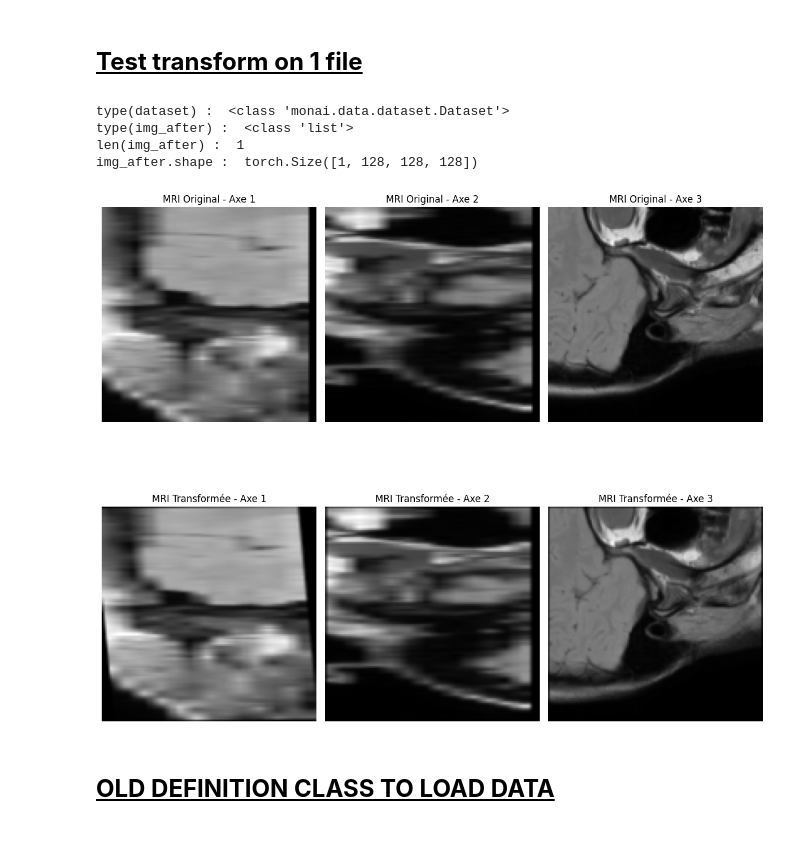
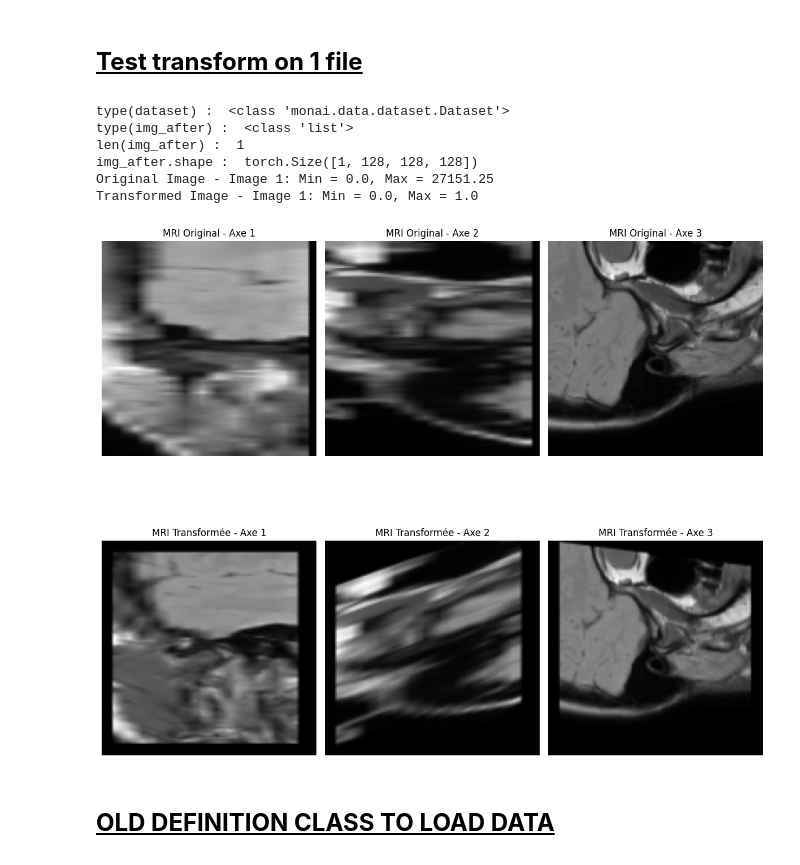
Before and after one commit to GaelleLeroux/MRI_to_CBCT, a Jupyter notebook: mri_to_cbct/loader.ipynb, the cells around one changed output. Drawn from its saved outputs; the diff is of its cells as text; code cells hidden in the pictures.

```diff
--- a/mri_to_cbct/loader.ipynb
+++ b/mri_to_cbct/loader.ipynb
@@ -99,6 +100,8 @@ df_train_cbct :      index                  img_fn group  ignore_size_info  labe
 </h1>
 # %%
 import matplotlib.pyplot as plt
+%matplotlib inline
+
 
 img_path = "/home/luciacev/Documents/Gaelle/Data/MultimodelReg/MRI_to_CBCT/training_MRI/train/M023_OR.nii"
 df = [{"img_mri": img_path, "img_cbct": img_path}]
@@ -166,13 +169,17 @@ transform_test = Compose(
     EnsureChannelFirstd(keys=['img']),
 
     EnsureTyped(keys=['img']),
-    RandZoomd(keys=['img'], min_zoom=0.5, max_zoom=1.2, mode=['area'], prob=0.8, padding_mode='constant'),
 
-    RandRotated(keys=['img'], range_x=np.pi/8, mode=['bilinear'], prob=1.0),
+    RandZoomd(keys=['img'], min_zoom=0.8, max_zoom=1.2, mode=['area'], prob=0.8, padding_mode='constant'),
+    Resized(keys=['img'], spatial_size=(128, 128, 128)),
 
-    # RandAffined(keys=['img'], prob=0.8, shear_range=(0.3, 0.3), mode=['bilinear'], padding_mode='zeros'),
+    # RandRotated(keys=['img'], range_x=np.pi/16, mode=['bilinear'], prob=1.0),
+    RandAffined(keys=['img'], prob=1, shear_range=(0.5, 0.5), mode=['bilinear'], padding_mode='zeros'),
+    ScaleIntensityRangePercentilesd(keys=['img'], lower=0.0, upper=100.0, b_min=0.0, b_max=1.0),
 
-    Resized(keys=['img'], spatial_size=(128, 128, 128)),  # Redimensionne les images
+
+
+     # Redimensionne les images
 
     ToTensord(keys=['img']),
     ]
@@ -214,6 +221,16 @@ img_ori = [data["img"] for data in dataset_just_tensor]
 print("type(img_after) : ",type(img_after))
 print("len(img_after) : ",len(img_after))
 print("img_after.shape : ",img_after[0].shape)
+
+def print_min_max(images, description):
+    for idx, img in enumerate(images):
+        min_val = img.min()
+        max_val = img.max()
+        print(f"{description} - Image {idx + 1}: Min = {min_val}, Max = {max_val}")
+
+# Afficher les valeurs min et max pour les images originales et transformées
+print_min_max(img_ori, "Original Image")
+print_min_max(img_after, "Transformed Image")
 
 fig, axs = plt.subplots(2, 3, figsize=(12, 12))
 img1_o = img_ori[0][0, 60, :, :]
@@ -243,34 +260,36 @@ axs[1,0].set_title("MRI Transformée - Axe 1")
 axs[1,0].axis("off")
 
 # Top-right image
 axs[1,1].imshow(img2, cmap="gray")
 axs[1,1].set_title("MRI Transformée - Axe 2")
 axs[1,1].axis("off")
 
 # Bottom-left image
 axs[1,2].imshow(img3, cmap="gray")
 axs[1,2].set_title("MRI Transformée - Axe 3")
 axs[1,2].axis("off")
 
 # Adjust layout for better spacing
 plt.tight_layout()
 plt.show()
 
 # POUR AFFICHER AVEC UNE BOUCLE
 # for i in range(len(img_after)):
 #     plt.figure("image", (12, 6))
 #     plt.title("MRI Transformée")
 #     plt.imshow(img_after[i][0, :, :, 125], cmap="gray")
 #     plt.show()
 
 # Exécution des transformations
 # _ = [data for data in dataset]
 # %% [output]
 type(dataset) :  <class 'monai.data.dataset.Dataset'>
 type(img_after) :  <class 'list'>
 len(img_after) :  1
 img_after.shape :  torch.Size([1, 128, 128, 128])
+Original Image - Image 1: Min = 0.0, Max = 27151.25
+Transformed Image - Image 1: Min = 0.0, Max = 1.0
-[figure, old version]
+[figure, new version]
 # %% [markdown]
 <h1 style="font-size:24px; color:black; text-decoration:underline; font-weight:bold;">
   OLD DEFINITION CLASS TO LOAD DATA
```
Also changed, not shown: parts of 1 cell of this notebook, 12 other files.
